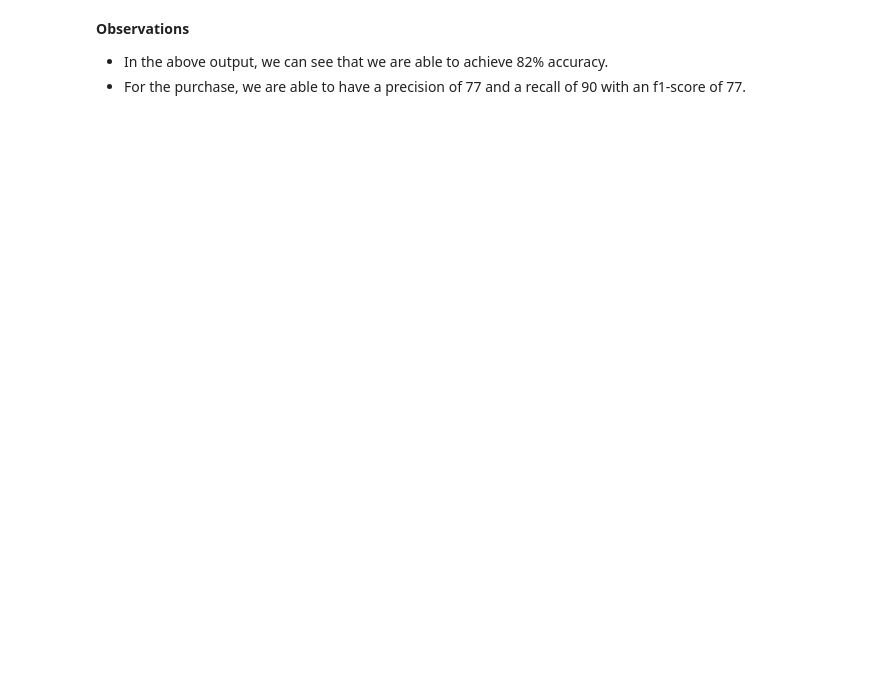
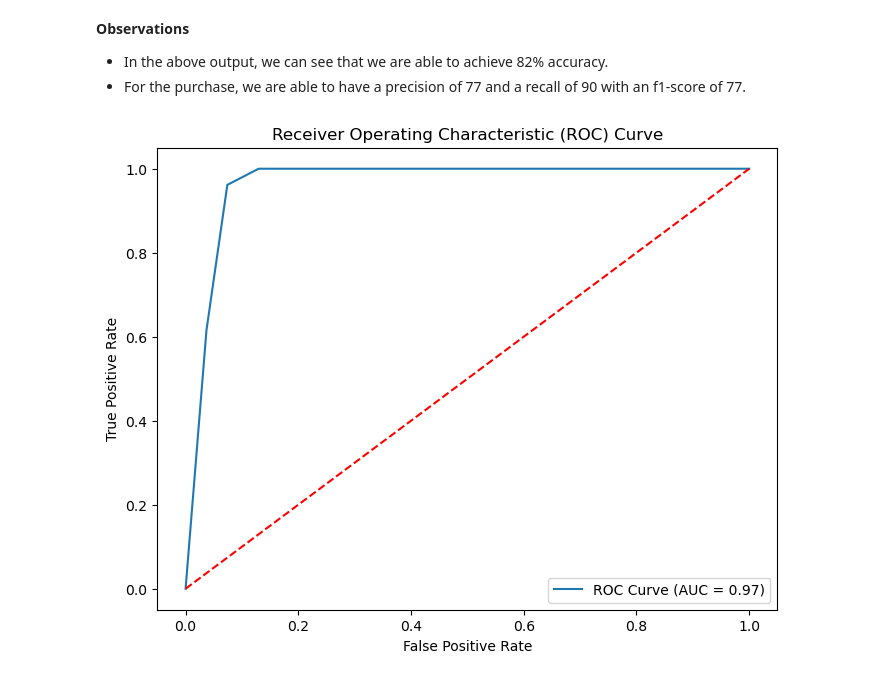
Before and after one commit to mobeloper/machinelearning, a Jupyter notebook: Lesson_05_Classification_and_Its_Applications/5.10_Applying_K_Nearest_Neighbours/5.10_Applying_K_Nearest_Neighbors.ipynb, the cells around one changed output. Cells and saved outputs as stored; diff of their text form; code cells hidden in the pictures; blank space fills up the shorter version.

Commit message:
[add] k-nearest neighbors

```diff
--- a/Lesson_05_Classification_and_Its_Applications/5.10_Applying_K_Nearest_Neighbours/5.10_Applying_K_Nearest_Neighbors.ipynb
+++ b/Lesson_05_Classification_and_Its_Applications/5.10_Applying_K_Nearest_Neighbours/5.10_Applying_K_Nearest_Neighbors.ipynb
@@ -181,7 +196,9 @@ weighted avg       0.57      0.57      0.57        80
 # %%
 from sklearn.neighbors import KNeighborsClassifier
 # %%
-knn = KNeighborsClassifier(n_neighbors=1)
+# knn = KNeighborsClassifier(n_neighbors=1)
+knn = KNeighborsClassifier(n_neighbors=3)
+# knn = KNeighborsClassifier(n_neighbors=7)
 # %%
 knn.fit(X_train,y_train)
 # %% [output]
@@ -214,3 +231,21 @@ __Observations__
 
 - In the above output, we can see that we are able to achieve 82% accuracy.
 - For the purchase, we are able to have a precision of 77 and a recall of 90 with an f1-score of 77.
+# %%
+# ROC Curve
+# ROC = Receiver Operating Characteristic
+proba = knn.predict_proba(X_test)
+proba_class1 = proba[:, 1]  # Probability of positive class
+fpr, tpr, thresholds = roc_curve(y_test, proba_class1)
+roc_auc = roc_auc_score(y_test, proba_class1)
+
+plt.figure(figsize=(8, 6))
+plt.plot(fpr, tpr, label=f'ROC Curve (AUC = {roc_auc:.2f})')
+plt.plot([0, 1], [0, 1], 'r--')
+plt.xlabel("False Positive Rate")
+plt.ylabel("True Positive Rate")
+plt.title("Receiver Operating Characteristic (ROC) Curve")
+plt.legend(loc="lower right")
+plt.show()
+# %% [output]
+[figure, added]
```
Also changed, not shown: parts of 7 cells of this notebook.
